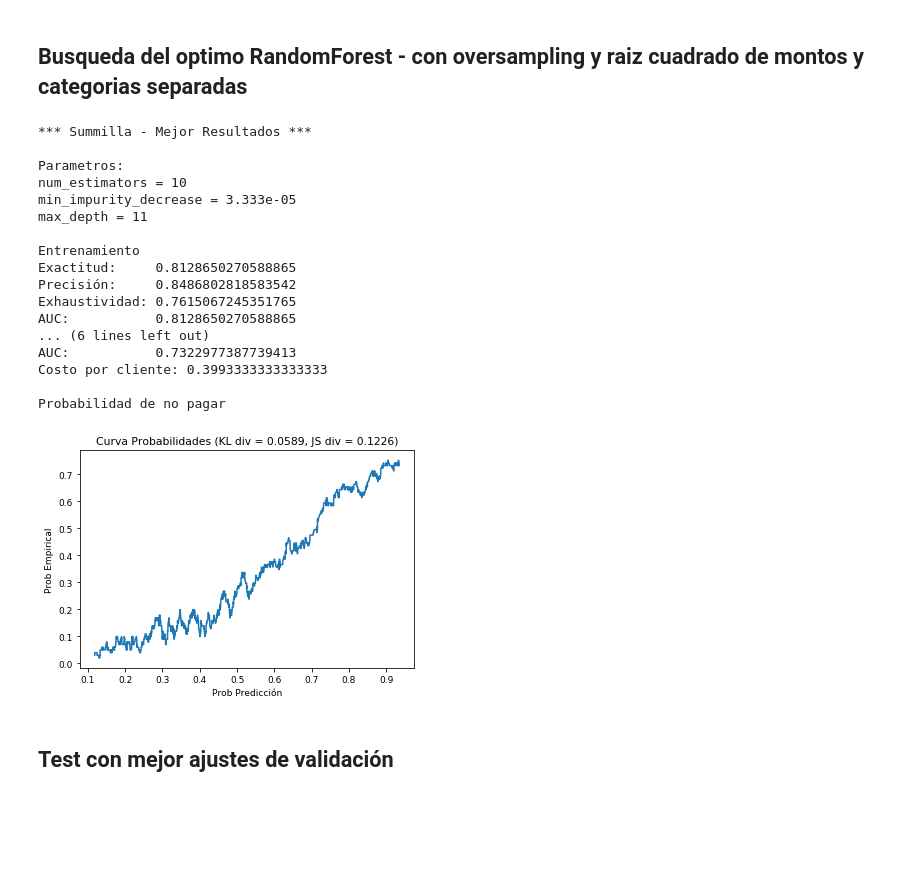
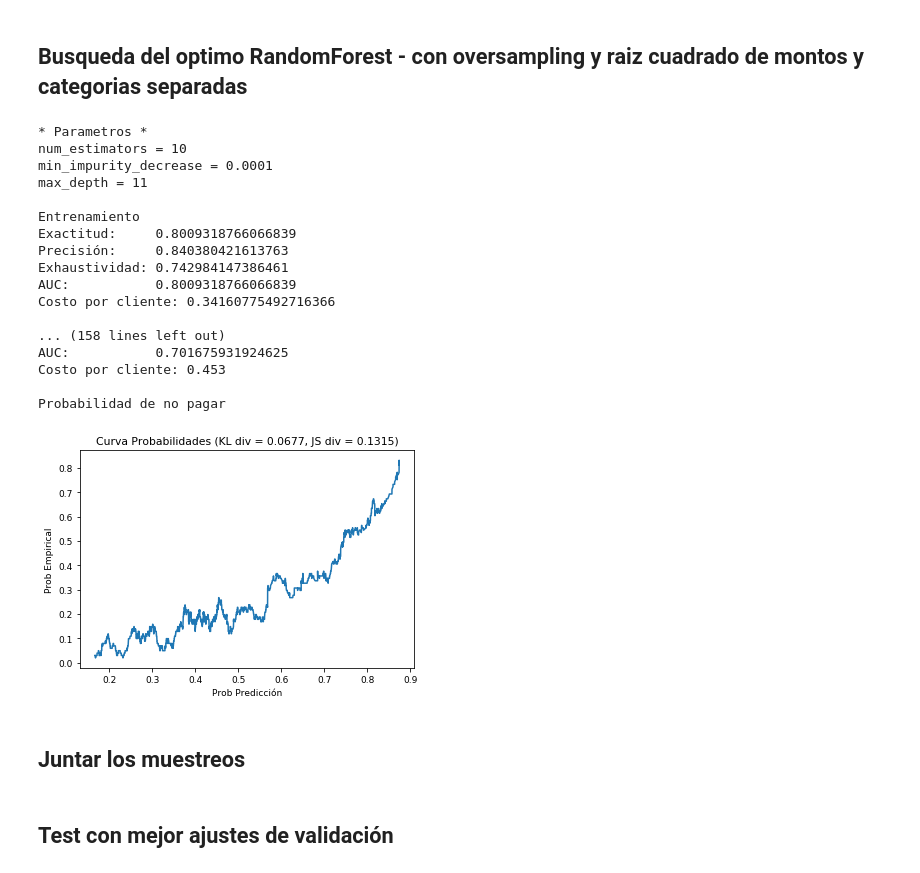
Before and after one commit to alainno/default-credit-card, a Jupyter notebook: jRandomForestCreditDefault.ipynb, the cells around one changed output. Drawn from its saved outputs; the diff is of its cells as text; code cells hidden in the pictures; blank space fills up the shorter version.

```diff
--- a/jRandomForestCreditDefault.ipynb
+++ b/jRandomForestCreditDefault.ipynb
@@ -472,6 +472,8 @@ def buscarForest(X_entren, y_entren, X_val, y_val,
 
     _cost = sys.float_info.max
 
+    hist = []
+
     for n_est in n_est_list:
         for min_imp in min_imp_dec_list:
             for max_depth in max_depth_list:
@@ -488,6 +490,10 @@ def buscarForest(X_entren, y_entren, X_val, y_val,
                     entren_cost = custom_cost(bosque, X_entren, y_entren, True)
                     print('\nValidacion')
                     val_cost = custom_cost(bosque, X_val, y_val, True)
+                    # Tambien save to list to print at finish.
+                    hist.append([n_est, min_imp, max_depth,
+                        val_cost.accuracy, val_cost.precision, val_cost.recall,
+                        val_cost.AUC, val_cost.cost])
                 else:
                     entren_cost = custom_cost(bosque, X_entren, y_entren, False)
                     val_cost = custom_cost(bosque, X_val, y_val, False)
@@ -514,5 +520,6 @@ def buscarForest(X_entren, y_entren, X_val, y_val,
     print('\nProbabilidad de no pagar')
     y_val_prob = _bosque.predict_proba(X_val)[:,1] # Using probability of category +1
     mostrarPQ(y_val, y_val_prob)
+    return hist
 # %%
 # Optimizar con datos originales. Podemos usar los otros datos tambien.
@@ -718,26 +725,28 @@ Probabilidad de no pagar
 ## Busqueda del optimo RandomForest - con oversampling y raiz cuadrado de montos  y categorias separadas
 # %%
 # Optimizar con datos originales. Podemos usar los otros datos tambien.
-buscarForest(X_entren_os_tr_pago, y_entren_os, X_val_tr_pago, y_val,
-             n_est_list=[10, 50, 100],
-             min_imp_dec_list=[0, 0.00003333, 0.0001],
-             max_depth_list=[7, 11, 15], printdetail=False)
+hist_os_tr_pago = buscarForest(X_entren_os_tr_pago, y_entren_os, X_val_tr_pago, y_val,
+             n_est_list=[10, 50],
+             min_imp_dec_list=[0.0001, 0.0005],
+             max_depth_list=[11, 15], printdetail=True)
 # %% [output]
-*** Summilla - Mejor Resultados ***
-
-Parametros:
+* Parametros *
 num_estimators = 10
-min_impurity_decrease = 3.333e-05
+min_impurity_decrease = 0.0001
 max_depth = 11
 
 Entrenamiento
-Exactitud:     0.8128650270588865
-Precisión:     0.8486802818583542
-Exhaustividad: 0.7615067245351765
-AUC:           0.8128650270588865
-... (6 lines left out)
-AUC:           0.7322977387739413
-Costo por cliente: 0.3993333333333333
+Exactitud:     0.8009318766066839
+Precisión:     0.840380421613763
+Exhaustividad: 0.742984147386461
+AUC:           0.8009318766066839
+Costo por cliente: 0.34160775492716366
+
+... (158 lines left out)
+AUC:           0.701675931924625
+Costo por cliente: 0.453
 
 Probabilidad de no pagar
-[figure, old version]
+[figure, new version]
+# %% [markdown]
+## Juntar los muestreos
```
Also changed, not shown: parts of 18 cells of this notebook.
